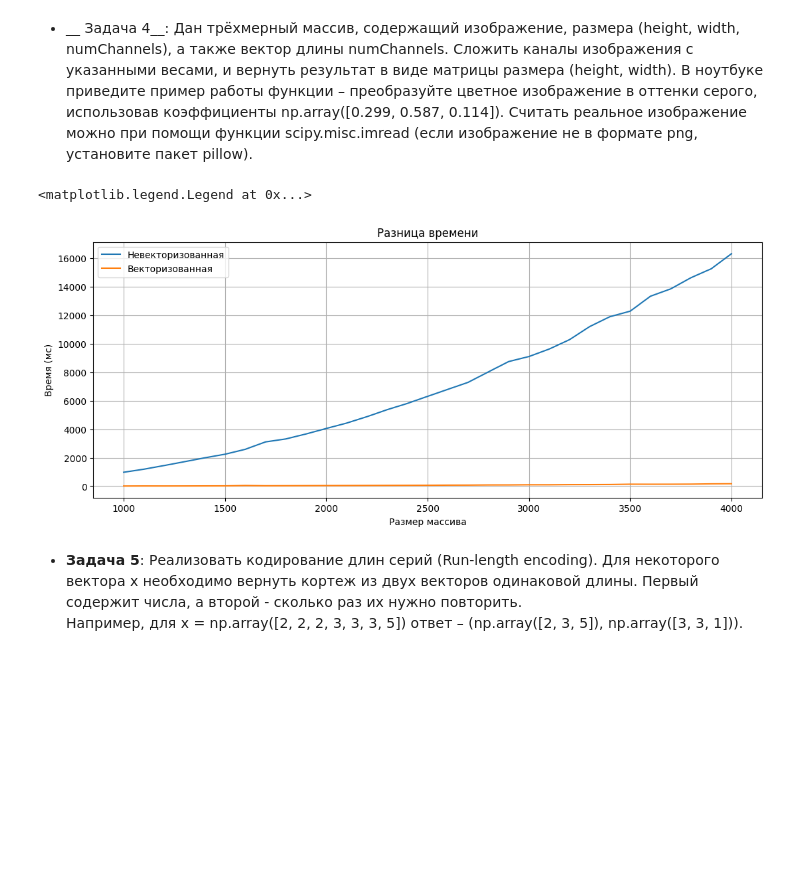
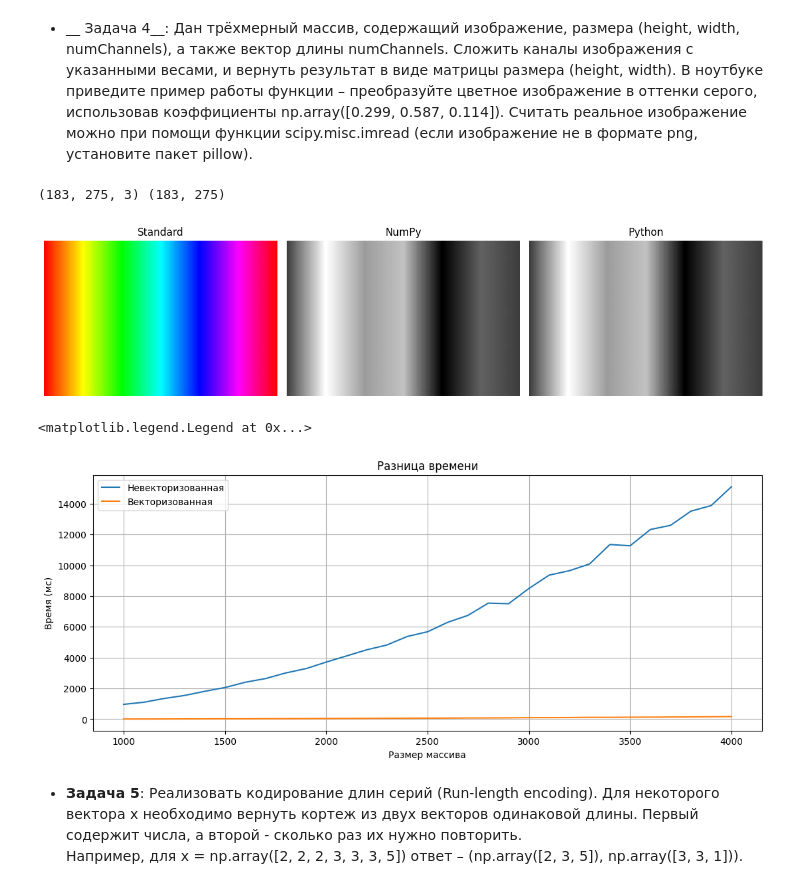
Before and after one commit to Larong11/AESC_ML_11, a Jupyter notebook: task 1/task1_numpy_practive.ipynb, the cells around one changed output. Drawn from its saved outputs; the diff is of its cells as text; code cells hidden in the pictures; blank space fills up the shorter version.

Commit message:
Done with images

```diff
--- a/task 1/task1_numpy_practive.ipynb
+++ b/task 1/task1_numpy_practive.ipynb
@@ -184,37 +184,58 @@ import time
 importlib.reload(functions)
 importlib.reload(functions_vectorized)
 
+coefs = [0.299, 0.587, 0.114]
+example_image = plt.imread("img.jpg")[:,:,:3]
+grey_image = functions_vectorized.convert_image(example_image, coefs)
+grey_image1 = np.array(functions.convert_image(example_image, coefs))
+print(example_image.shape, grey_image1.shape)
+fig, axes = plt.subplots(1, 3, figsize=(12, 4))
+axes[0].imshow(example_image)
+axes[0].axis('off')
+axes[0].set_title('Standard')
+
+axes[1].imshow(grey_image, cmap='gray')
+axes[1].axis('off')
+axes[1].set_title('NumPy')
+
+axes[2].imshow(grey_image1, cmap='gray')
+axes[2].axis('off')
+axes[2].set_title('Python')
+
+plt.tight_layout()
+plt.show()
 
 data_size = []
 for i in range(1000, 4001, 100):
     data_size.append(i)
 time_non_vectorized = np.zeros(len(data_size))
 time_vectorized = np.zeros(len(data_size))
 
 for i in range(0, len(data_size)):
     img = np.random.rand(data_size[i], data_size[i], 3) * 256
-    coefs = np.random.random(3)
 
     t = time.time() * 1000
     functions.convert_image(img, coefs)
     time_non_vectorized[i] = time.time() * 1000 - t
 
     t = time.time() * 1000
     functions_vectorized.convert_image(img, coefs)
     time_vectorized[i] = time.time() * 1000 - t
 
-f, ax2 = plt.subplots(1, 1, figsize=(13, 5))  # Create a single subplot
+f, ax2 = plt.subplots(1, 1, figsize=(13, 5))
 
 ax2.plot(data_size, time_non_vectorized, label=u"Невекторизованная")
 ax2.plot(data_size, time_vectorized, label=u"Векторизованная")
 ax2.set_title(u"Разница времени")
 ax2.set_xlabel(u"Размер массива")
 ax2.set_ylabel(u"Время (мс)")
 ax2.grid()
 ax2.legend()
 # %% [output]
-<matplotlib.legend.Legend at 0x...>
+(183, 275, 3) (183, 275)
-[figure, old version]
+[figure, new version]
+<matplotlib.legend.Legend at 0x...>
+[figure, added]
 # %% [markdown]
 * __Задача 5__: Реализовать кодирование длин серий (Run-length encoding). Для некоторого вектора x необходимо вернуть кортеж из двух векторов одинаковой длины. Первый содержит числа, а второй - сколько раз их нужно повторить.
  Например, для x = np.array([2, 2, 2, 3, 3, 3, 5]) ответ – (np.array([2, 3, 5]), np.array([3, 3, 1])).
```
Also changed, not shown: 4 other files.
